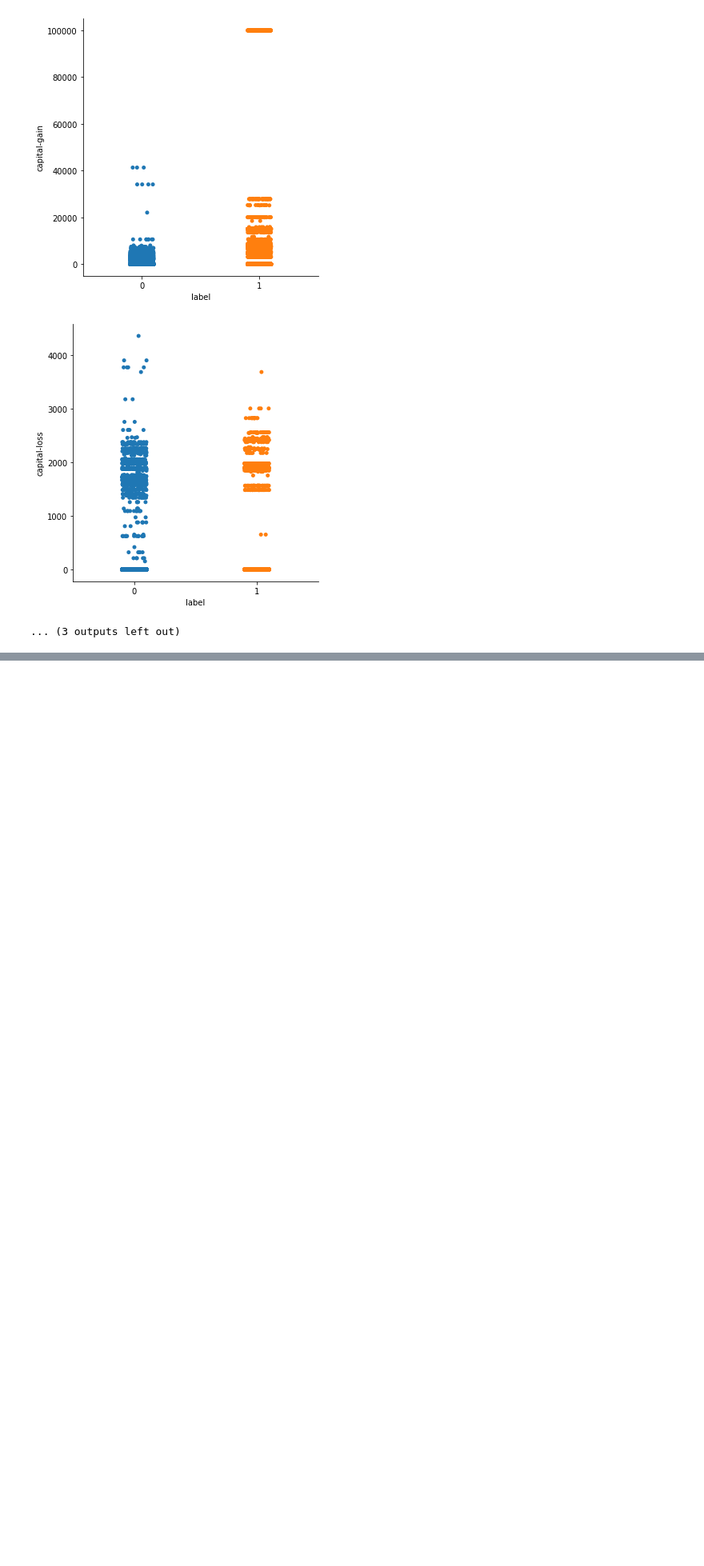
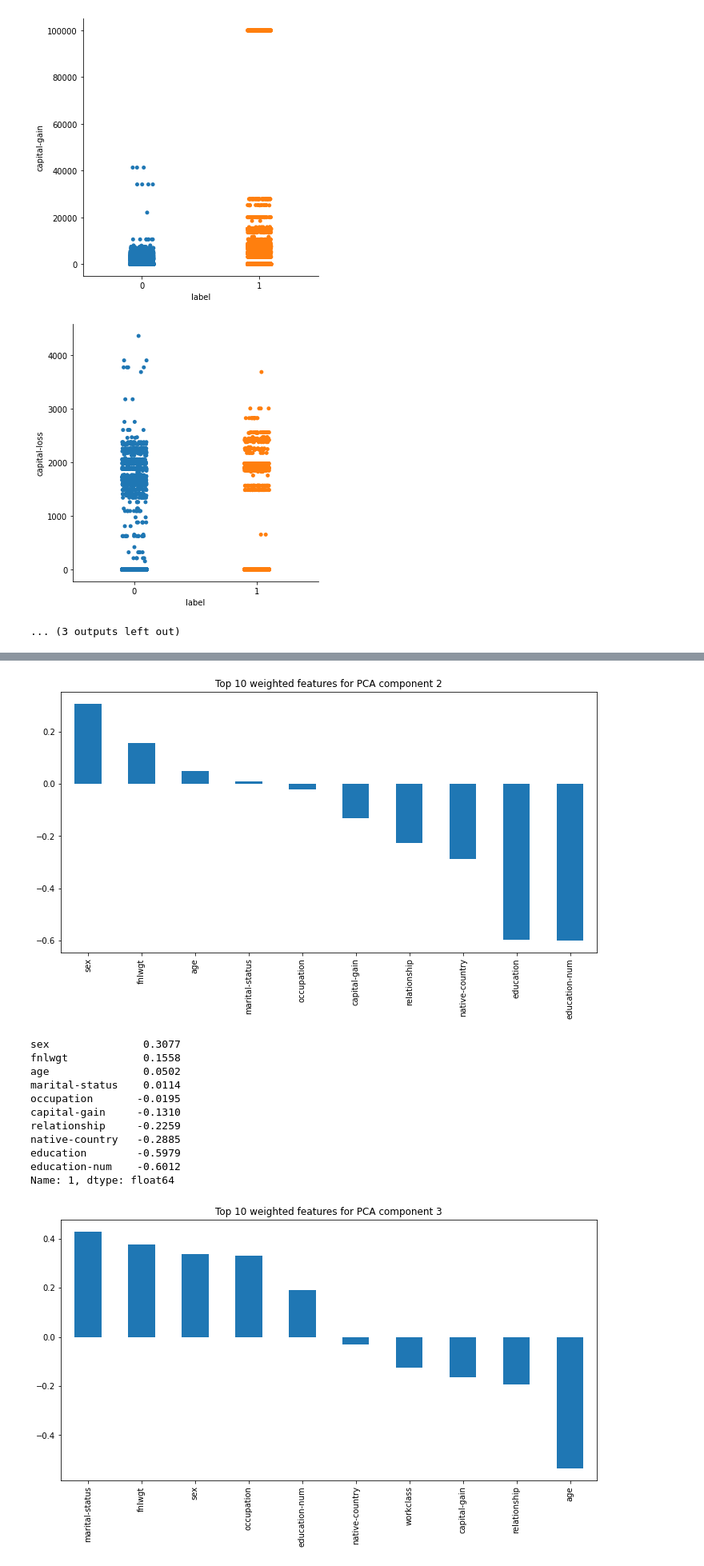
Before and after one commit to Bhargavi19/AdultDatasetAnalysis, a Jupyter notebook: Bivariate_Analysis.ipynb, the cells around one changed output, grey strips where cells are left out. Shown at 80% size. Drawn from its saved outputs; the diff is of its cells as text; code cells hidden in the pictures; blank space fills up the shorter version.

```diff
--- a/Bivariate_Analysis.ipynb
+++ b/Bivariate_Analysis.ipynb
@@ -185,0 +386,27 @@ print(age_less.std()*0.2)
+# %%
+# Map weights for the second principal component to corresponding feature names
+# and then print the linked values, sorted by weight.
+
+components2 = show_weight(adult_data_processed, pca, 2, 5)
+print(components2)
+
+
+# Map weights for the third principal component to corresponding feature names
+# and then print the linked values, sorted by weight.
+
+components3 = show_weight(adult_data_processed, pca, 3, 5)
+print(components3)
+# %% [output]
+[figure, added]
+sex               0.3077
+fnlwgt            0.1558
+age               0.0502
+marital-status    0.0114
+occupation       -0.0195
+capital-gain     -0.1310
+relationship     -0.2259
+native-country   -0.2885
+education        -0.5979
+education-num    -0.6012
+Name: 1, dtype: float64
+[figure, added]
```
Also changed, not shown: parts of 14 cells of this notebook, 2 other files.
